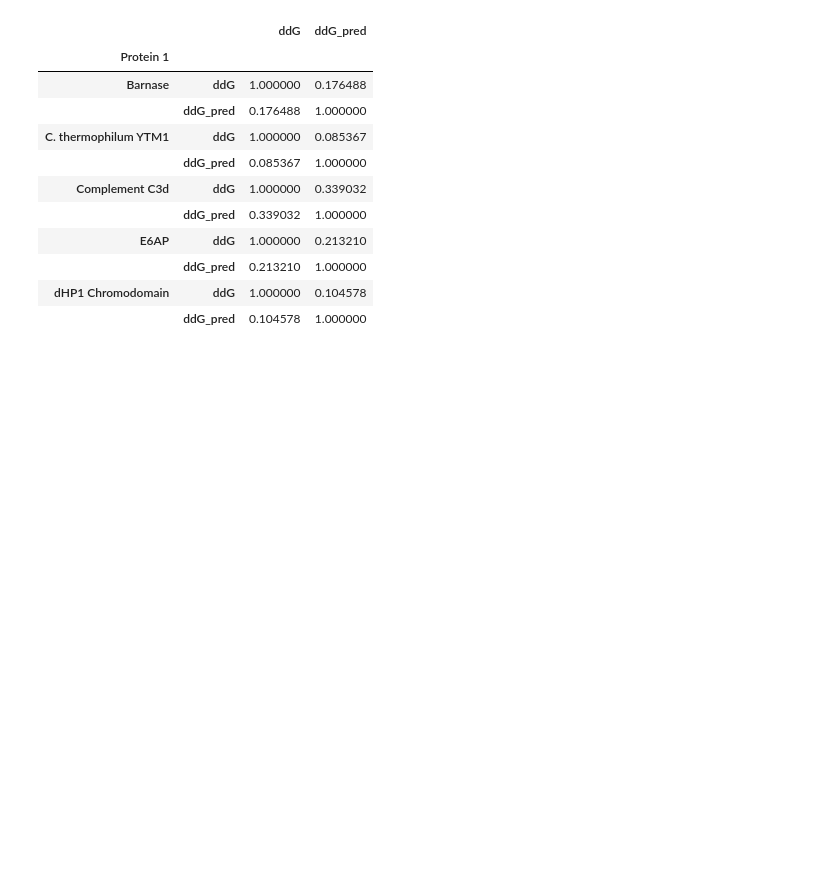
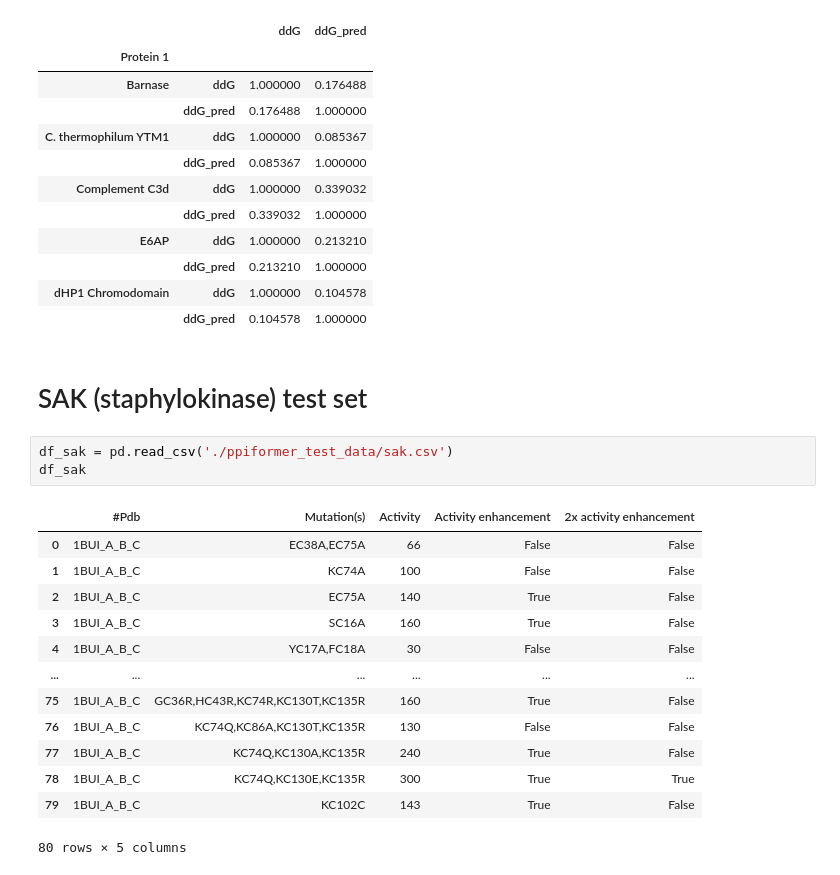
Before and after one commit to anton-bushuiev/esm, a Jupyter notebook: examples/inverse_folding/notebook_binding_ddg.ipynb, the cells around one changed output. Saved outputs shown, nothing was run; the diff lists cells and outputs as text; blank space fills up the shorter version.

Commit message:
Add sak and cov test sets

```diff
--- a/examples/inverse_folding/notebook_binding_ddg.ipynb
+++ b/examples/inverse_folding/notebook_binding_ddg.ipynb
@@ -133,3 +133,22 @@ df_s2_test.groupby('Protein 1')[['ddG', 'ddG_pred']].corr('spearman')
 |  | ddG_pred | 0.213210 | 1.000000 |
 | dHP1 Chromodomain | ddG | 1.000000 | 0.104578 |
 |  | ddG_pred | 0.104578 | 1.000000 |
+# %% [markdown]
+# SAK (staphylokinase) test set
+# %%
+df_sak = pd.read_csv('./ppiformer_test_data/sak.csv')
+df_sak
+# %% [output]
+|  | #Pdb | Mutation(s) | Activity | Activity enhancement | 2x activity enhancement |
+| 0 | 1BUI_A_B_C | EC38A,EC75A | 66 | False | False |
+| 1 | 1BUI_A_B_C | KC74A | 100 | False | False |
+| 2 | 1BUI_A_B_C | EC75A | 140 | True | False |
+| 3 | 1BUI_A_B_C | SC16A | 160 | True | False |
+| 4 | 1BUI_A_B_C | YC17A,FC18A | 30 | False | False |
+| ... | ... | ... | ... | ... | ... |
+| 75 | 1BUI_A_B_C | GC36R,HC43R,KC74R,KC130T,KC135R | 160 | True | False |
+| 76 | 1BUI_A_B_C | KC74Q,KC86A,KC130T,KC135R | 130 | False | False |
+| 77 | 1BUI_A_B_C | KC74Q,KC130A,KC135R | 240 | True | False |
+| 78 | 1BUI_A_B_C | KC74Q,KC130E,KC135R | 300 | True | True |
+| 79 | 1BUI_A_B_C | KC102C | 143 | True | False |
+80 rows × 5 columns
```
Also changed, not shown: parts of 8 cells of this notebook.
